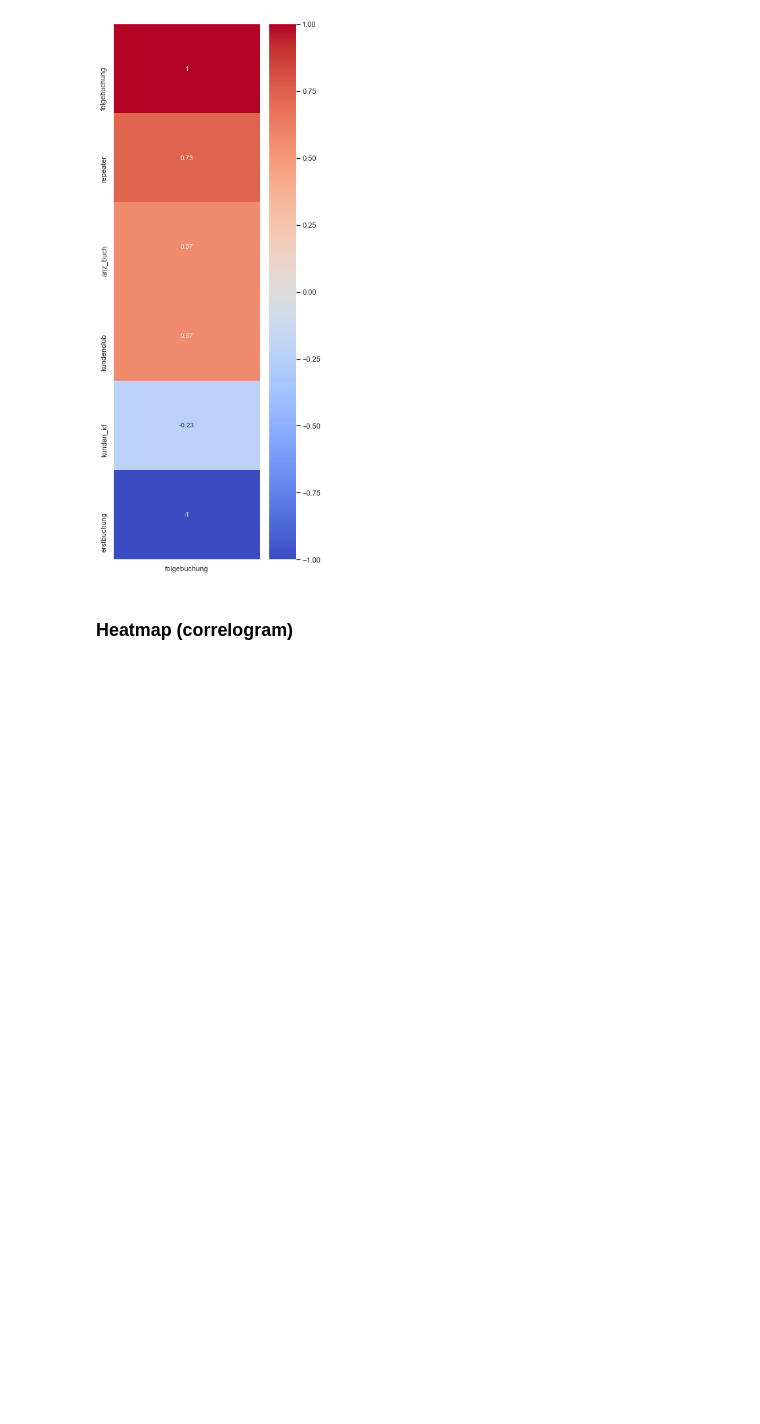
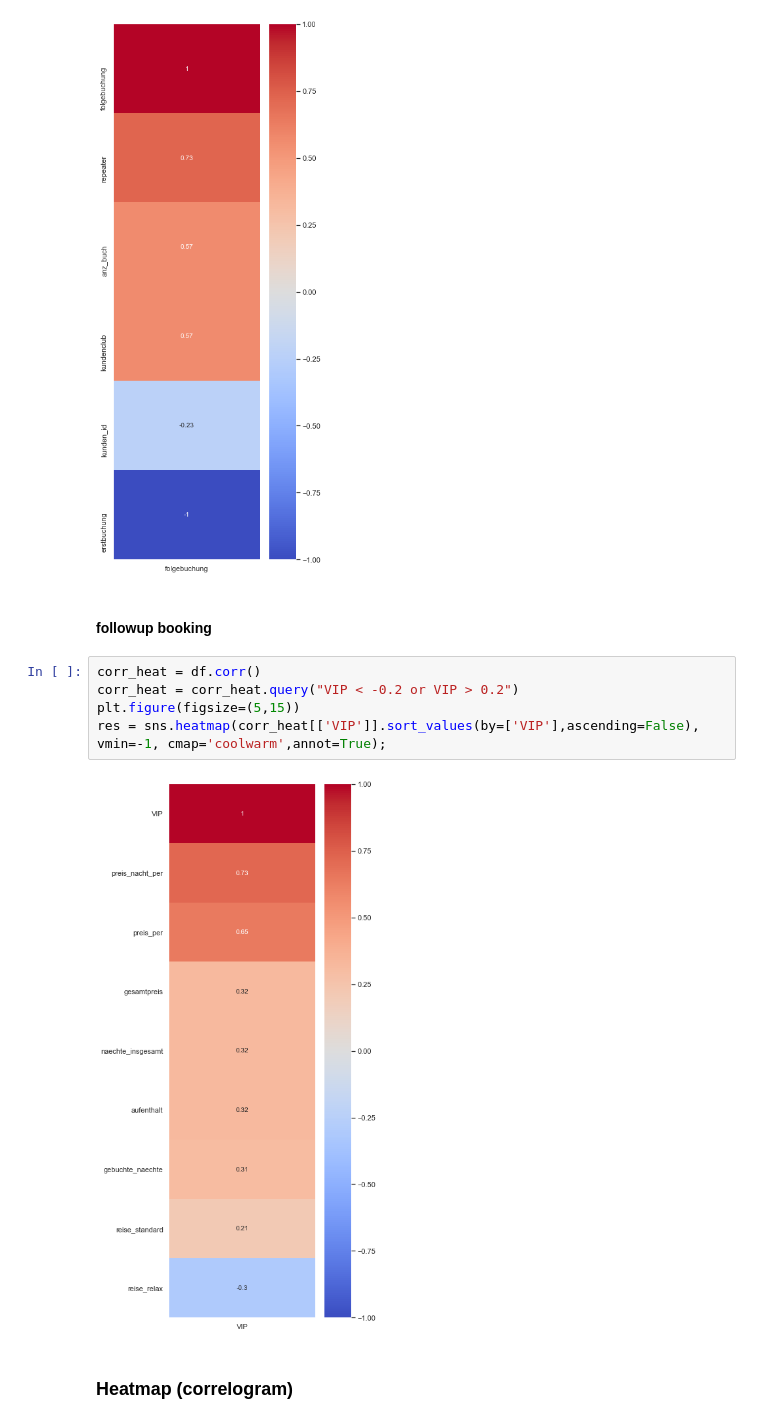
Before and after one commit to argv1/Booking-Prediction-EDA, a Jupyter notebook: 2-Features_and_EDA.ipynb, the cells around one changed output. Cells and saved outputs as stored; diff of their text form; blank space fills up the shorter version.

```diff
--- a/2-Features_and_EDA.ipynb
+++ b/2-Features_and_EDA.ipynb
@@ -1201,6 +1202,15 @@ plt.figure(figsize=(5,15))
 res = sns.heatmap(corr_heat[['folgebuchung']].sort_values(by=['folgebuchung'],ascending=False), vmin=-1, cmap='coolwarm',annot=True);
 # %% [output]
 [figure]
+# %% [markdown]
+#### followup booking
+# %%
+corr_heat = df.corr()
+corr_heat = corr_heat.query("VIP < -0.2 or VIP > 0.2")
+plt.figure(figsize=(5,15))
+res = sns.heatmap(corr_heat[['VIP']].sort_values(by=['VIP'],ascending=False), vmin=-1, cmap='coolwarm',annot=True);
+# %% [output]
+[figure, added]
 # %% [markdown]
 ### Heatmap (correlogram)
 # %%
```
Also changed, not shown: parts of 1 cell of this notebook.
